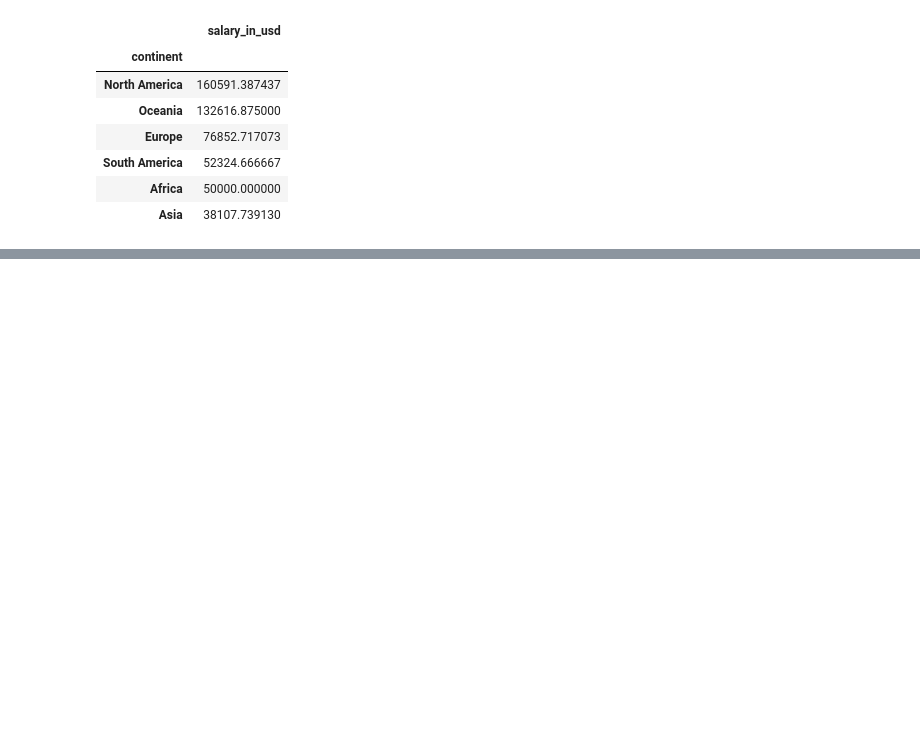
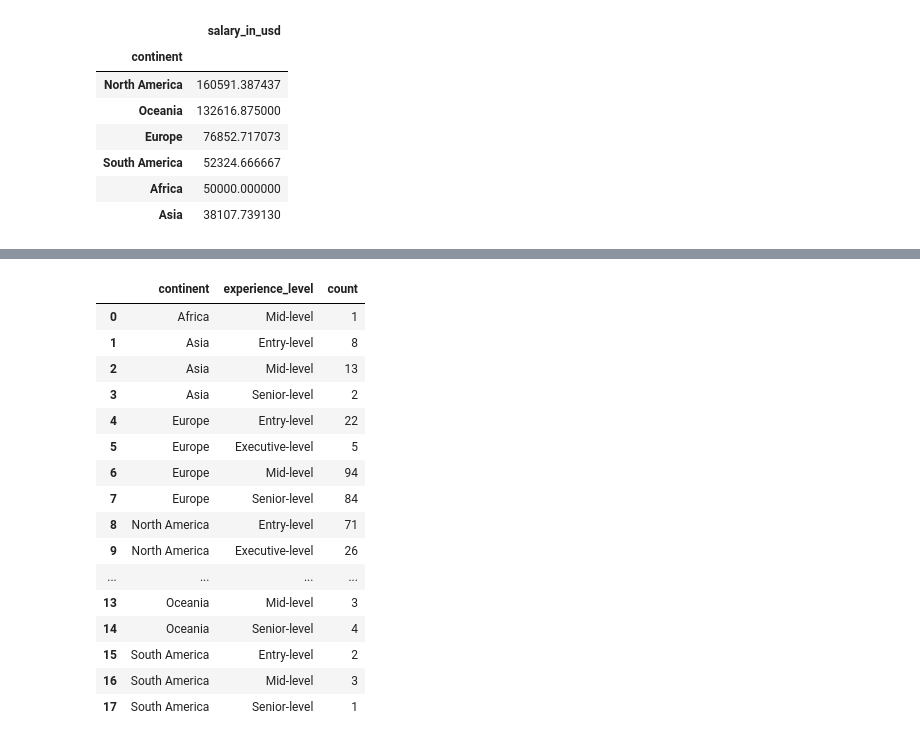
Before and after one commit to orafaelvinicius/Ada_tech, a Jupyter notebook: Tecnicas de programação I/Pasta Geral/Projeto/Projeto.ipynb, the cells around one changed output, grey strips where cells are left out. Saved outputs shown, nothing was run; the diff lists cells and outputs as text; code cells hidden in the pictures; blank space fills up the shorter version.

```diff
--- a/Tecnicas de programação I/Pasta Geral/Projeto/Projeto.ipynb
+++ b/Tecnicas de programação I/Pasta Geral/Projeto/Projeto.ipynb
@@ -643,0 +452,22 @@ Error:
+# %%
+# Verificando a quantidade de profissionais cientistas de dados em cada continente por experiência
+
+df_full_data.groupby(['continent', 'experience_level']).size().reset_index(name='count')
+# %% [output]
+|  | continent | experience_level | count |
+| 0 | Africa | Mid-level | 1 |
+| 1 | Asia | Entry-level | 8 |
+| 2 | Asia | Mid-level | 13 |
+| 3 | Asia | Senior-level | 2 |
+| 4 | Europe | Entry-level | 22 |
+| 5 | Europe | Executive-level | 5 |
+| 6 | Europe | Mid-level | 94 |
+| 7 | Europe | Senior-level | 84 |
+| 8 | North America | Entry-level | 71 |
+| 9 | North America | Executive-level | 26 |
+| ... | ... | ... | ... |
+| 13 | Oceania | Mid-level | 3 |
+| 14 | Oceania | Senior-level | 4 |
+| 15 | South America | Entry-level | 2 |
+| 16 | South America | Mid-level | 3 |
+| 17 | South America | Senior-level | 1 |
```
Also changed, not shown: parts of 47 cells of this notebook.
